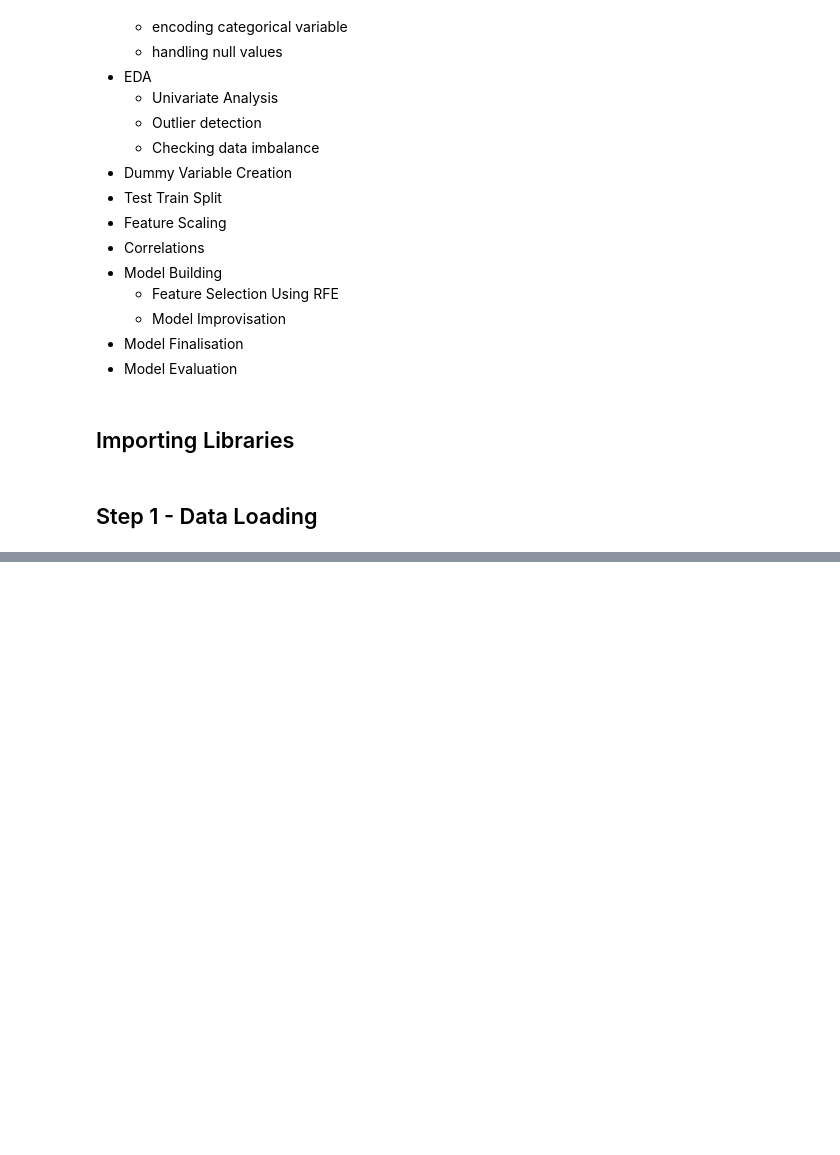
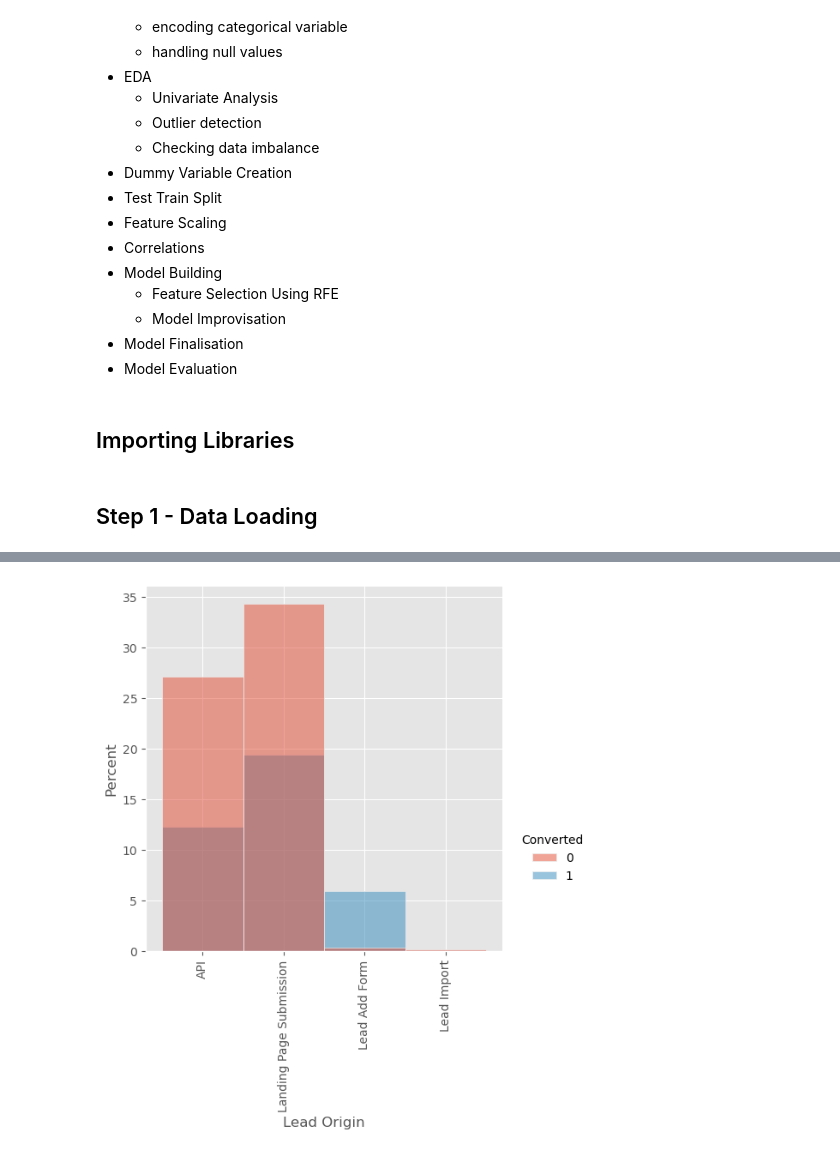
Before and after one commit to gursewak96/lead-scoring-case-study, a Jupyter notebook: Lead_Scoring_Case_Study.ipynb, the cells around one changed output, grey strips where cells are left out. Drawn from its saved outputs; the diff is of its cells as text; code cells hidden in the pictures; blank space fills up the shorter version.

```diff
--- a/Lead_Scoring_Case_Study.ipynb
+++ b/Lead_Scoring_Case_Study.ipynb
@@ -50,0 +383,5 @@ lead_df.head()
+# %%
+sns.displot( x=lead_df["Lead Origin"], stat='percent', hue=lead_df["Converted"])
+plt.xticks(rotation=90);
+# %% [output]
+[figure, added]
```
Also changed, not shown: parts of 60 cells of this notebook.
